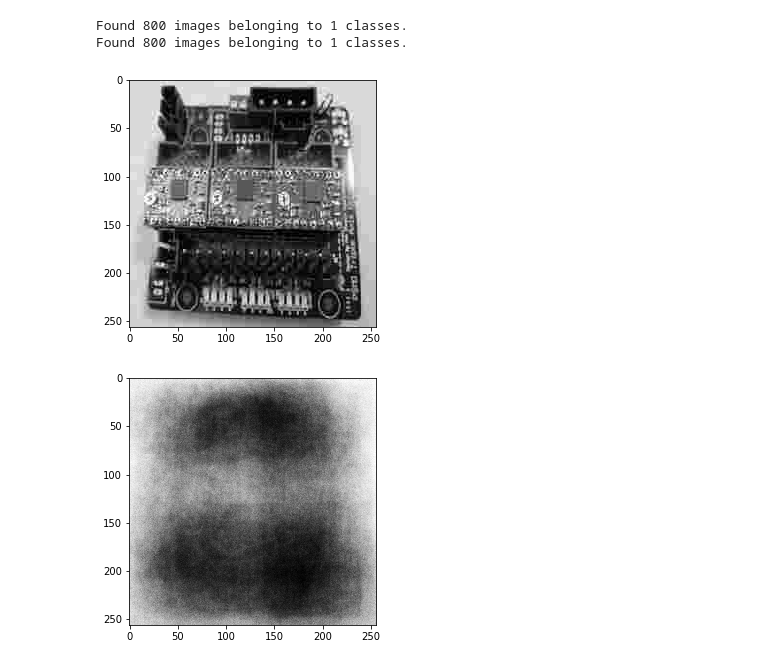
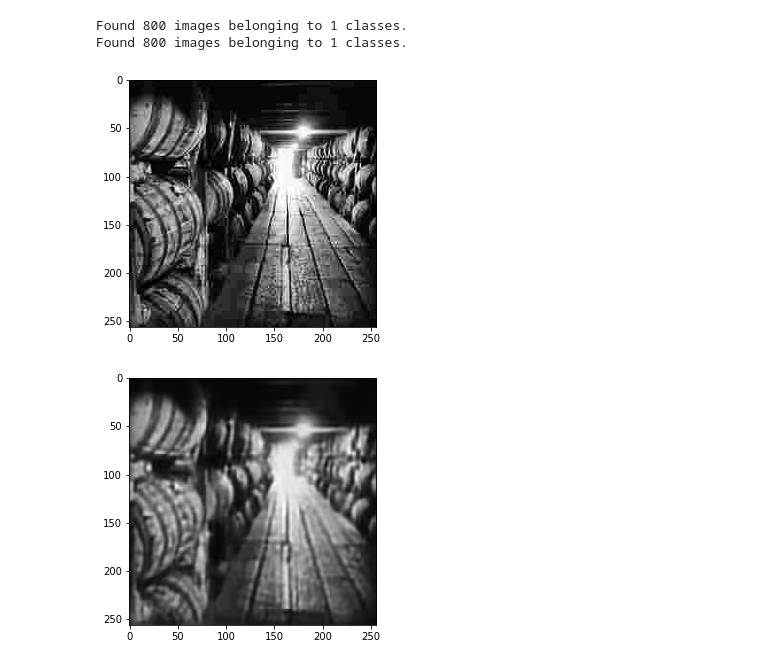
Before and after one commit to coltenwebb/JPEG-Reconstruction, a Jupyter notebook: Playing.ipynb, the cells around one changed output. Cells and saved outputs as stored; diff of their text form; code cells hidden in the pictures.

```diff
--- a/Playing.ipynb
+++ b/Playing.ipynb
@@ -50,9 +50,9 @@ def reconstruct(tensor):
 # %%
 thing = train_generator_x.next()
 prediction = model.predict(thing)
-
-reconstruct(thing[0])
-reconstruct(prediction[0])
-# %% [output]
-[figure, removed]
-[figure, removed]
+# %%
+reconstruct(thing[3])
+reconstruct(prediction[3])
+# %% [output]
+[figure, added]
+[figure, added]
```
Also changed, not shown: 3 other files.
